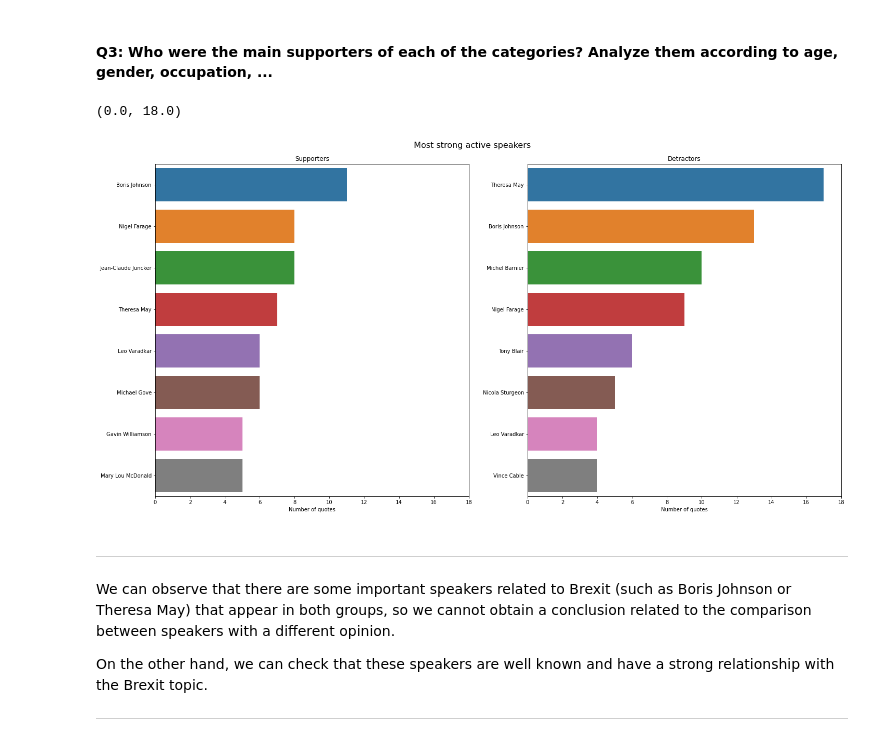
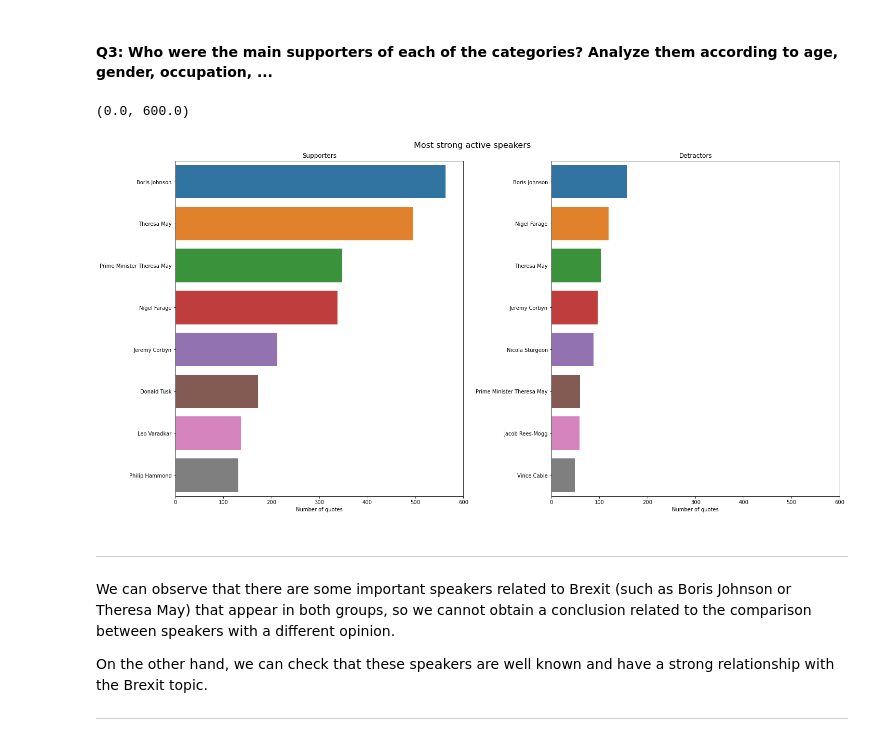
Before and after one commit to epfl-ada/ada-2021-project-kava, a Jupyter notebook: milestone2_template.ipynb, the cells around one changed output. Saved outputs shown, nothing was run; the diff lists cells and outputs as text; code cells hidden in the pictures.

```diff
--- a/milestone2_template.ipynb
+++ b/milestone2_template.ipynb
@@ -243,7 +243,7 @@ The first step removes quotes that are not mentioning Brexit and as such are irr
 YEARS = ["2015", "2016", "2017", "2018", "2019", "2020"]
 
 def filterBrexitQuotes(year):
-    regex_text = "(brexit)|((leave|leaving|exit|exiting).*(\W+eu\W+|\W+european union))"
+    regex_text = "(.*(brexit).*)|(.*(leave|leaving|exit|exiting).*(\W+eu\W+|\W+european union).*)"
     regex = re.compile(regex_text, re.IGNORECASE)
     path_to_file = f'./data/quotes-{year}.json.bz2'
     path_to_out = f'./data/quotes-{year}-step1.json.bz2'
@@ -1060,30 +1060,30 @@ detractors_clean = detractors.dropna(subset=['gender', 'date_of_birth', 'nationa
 # %%
 # Obtain most active speakers in supporters and detractors groups
 
 # Define strong supporters as the ones with a sentiment above 0.3 and save the first 8 results
 strong_supporters = supporters_clean[supporters_clean['polarity']>0.3]
 strong_supporters_name = strong_supporters['speaker'].value_counts().head(8)
 
 # Define strong detractors as the ones with a sentiment below -0.3 and save the first 8 results
 strong_detractors = detractors_clean[detractors_clean['polarity']<-0.3]
 strong_detractors_name = strong_detractors['speaker'].value_counts().head(8)
 
 # Plot the results of most active supporters and detractors with the number of quotes per speaker
 fig, axs = plt.subplots(1, 2,figsize=(20,10), constrained_layout=True)
 fig.suptitle('Most strong active speakers', fontsize=16)
 sns.barplot(x = strong_supporters_name.values, y = strong_supporters_name.index, ax = axs[0])
 axs[0].set_title('Supporters')
 axs[0].set_xlabel('Number of quotes')
 sns.barplot(x = strong_detractors_name.values, y = strong_detractors_name.index, ax = axs[1])
 axs[1].set_title('Detractors')
 axs[1].set_xlabel('Number of quotes')
 
 # Set the same x axis for both plots
-axs[0].set_xlim([0,18])
-axs[1].set_xlim([0,18])
+axs[0].set_xlim([0,600])
+axs[1].set_xlim([0,600])
 # %% [output]
-(0.0, 18.0)
+(0.0, 600.0)
-[figure, old version]
+[figure, new version]
 # %% [markdown]
 ---
 We can observe that there are some important speakers related to Brexit (such as Boris Johnson or Theresa May) that appear in both groups, so we cannot obtain a conclusion related to the comparison between speakers with a different opinion.
```
Also changed, not shown: parts of 26 cells of this notebook.
